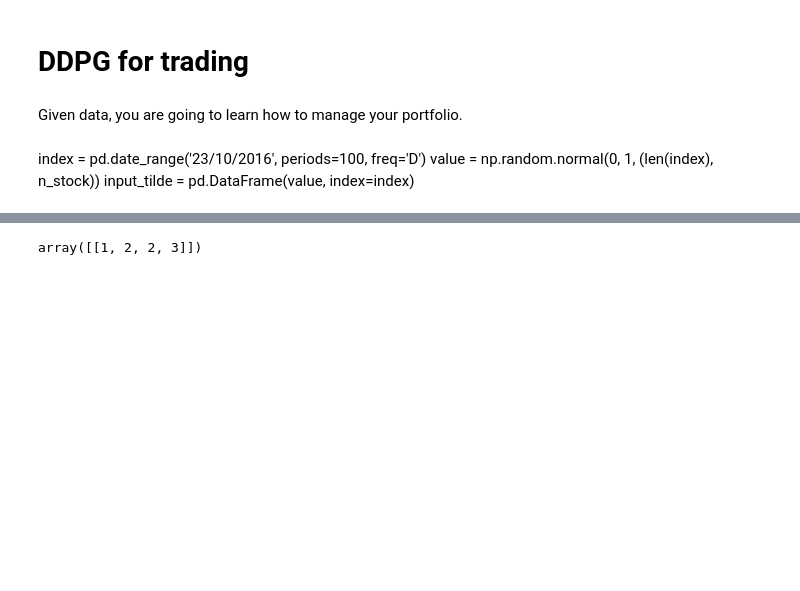
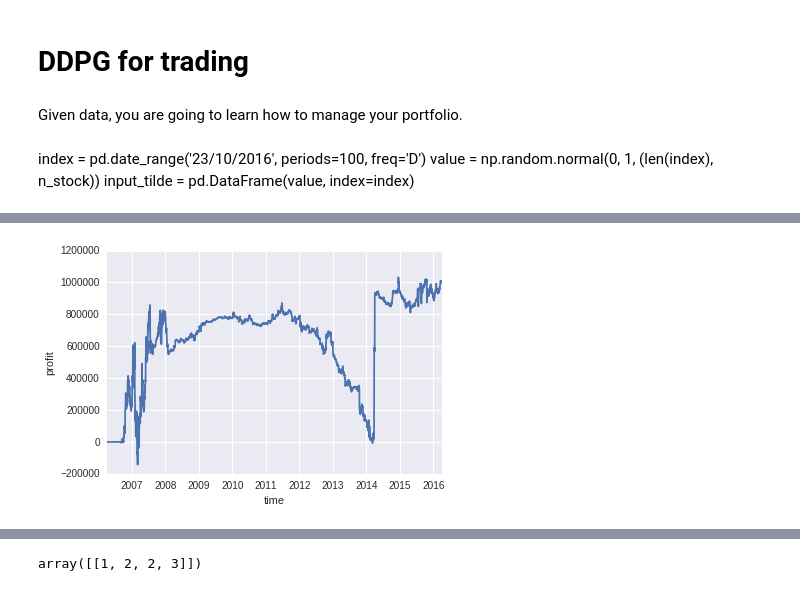
Before and after one commit to jjakimoto/DQN, a Jupyter notebook: DDPG_MultiScale.ipynb, the cells around one changed output, grey strips where cells are left out. Drawn from its saved outputs; the diff is of its cells as text; code cells hidden in the pictures; blank space fills up the shorter version.

```diff
--- a/DDPG_MultiScale.ipynb
+++ b/DDPG_MultiScale.ipynb
@@ -261,8 +261,6 @@ class DDPG(object):
 
         print ("training....")
         st = time.time()
-        # the number of poassed stocks for each company
-        portfolio = np.zeros(self.n_stock)
         # result for return value
         values = []
         date_label = []
@@ -577,0 +589,7 @@ training....
+# %%
+plt.plot(values)
+plt.xlabel('time')
+plt.ylabel('profit')
+plt.savefig('DDPG_trading.jpg')
+# %% [output]
+[figure, added]
```
Also changed, not shown: parts of 9 cells of this notebook, 3 other files.
